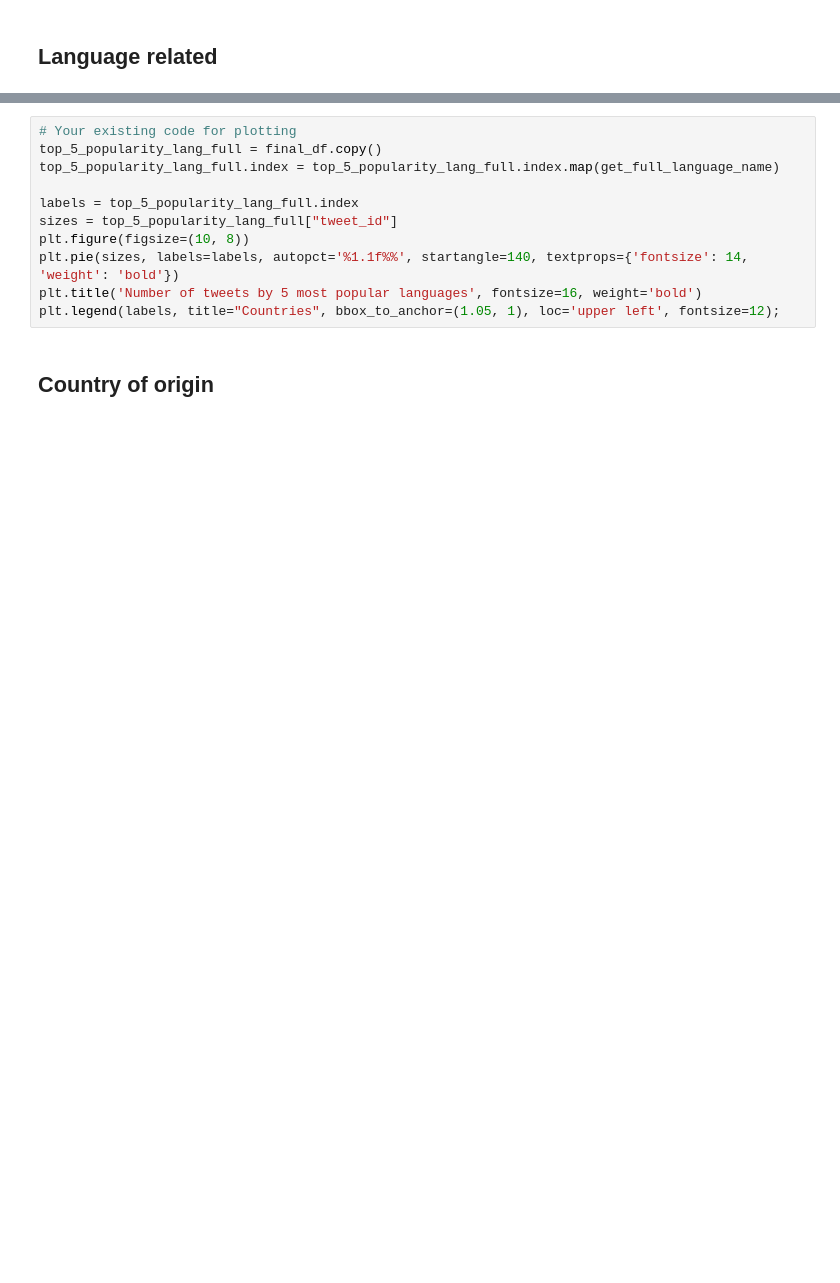
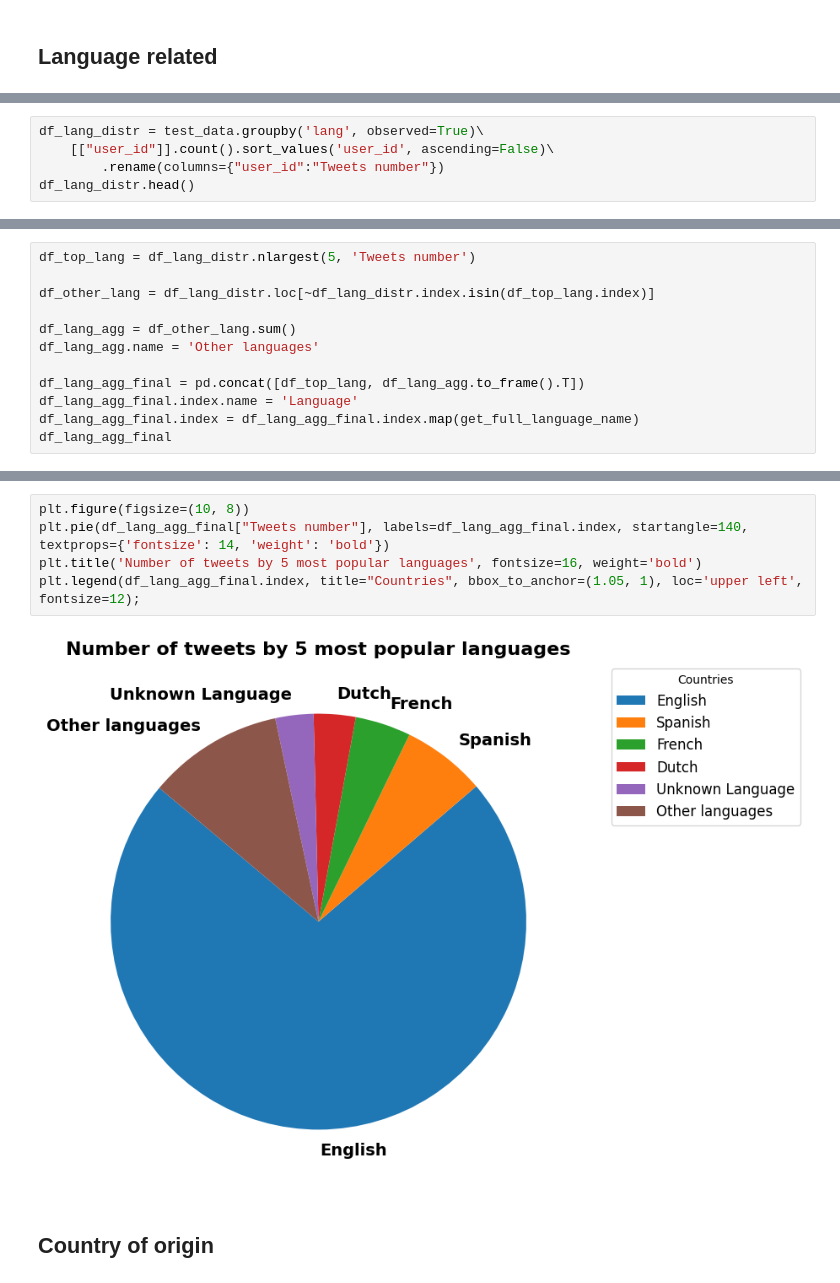
Before and after one commit to skyrimer/DBL-Micro-Soft, a Jupyter notebook: Split 1/EDA/database_eda.ipynb, the cells around one changed output, grey strips where cells are left out. Saved outputs shown, nothing was run; the diff lists cells and outputs as text; blank space fills up the shorter version.

```diff
--- a/Split 1/EDA/database_eda.ipynb
+++ b/Split 1/EDA/database_eda.ipynb
@@ -356,0 +392,5 @@ final_df
+# %%
+df_lang_distr = test_data.groupby('lang', observed=True)\
+    [["user_id"]].count().sort_values('user_id', ascending=False)\
+        .rename(columns={"user_id":"Tweets number"})
+df_lang_distr.head()
@@ -356,0 +405,12 @@ final_df
+# %%
+df_top_lang = df_lang_distr.nlargest(5, 'Tweets number')
+
+df_other_lang = df_lang_distr.loc[~df_lang_distr.index.isin(df_top_lang.index)]
+
+df_lang_agg = df_other_lang.sum()
+df_lang_agg.name = 'Other languages'
+
+df_lang_agg_final = pd.concat([df_top_lang, df_lang_agg.to_frame().T])
+df_lang_agg_final.index.name = 'Language'
+df_lang_agg_final.index = df_lang_agg_final.index.map(get_full_language_name)
+df_lang_agg_final
@@ -357,14 +426,10 @@ final_df
 # %%
-# Your existing code for plotting
-top_5_popularity_lang_full = final_df.copy()
-top_5_popularity_lang_full.index = top_5_popularity_lang_full.index.map(get_full_language_name)
-
-labels = top_5_popularity_lang_full.index
-sizes = top_5_popularity_lang_full["tweet_id"]
 plt.figure(figsize=(10, 8))
-plt.pie(sizes, labels=labels, autopct='%1.1f%%', startangle=140, textprops={'fontsize': 14, 'weight': 'bold'})
+plt.pie(df_lang_agg_final["Tweets number"], labels=df_lang_agg_final.index, startangle=140, textprops={'fontsize': 14, 'weight': 'bold'})
 plt.title('Number of tweets by 5 most popular languages', fontsize=16, weight='bold')
-plt.legend(labels, title="Countries", bbox_to_anchor=(1.05, 1), loc='upper left', fontsize=12);
+plt.legend(df_lang_agg_final.index, title="Countries", bbox_to_anchor=(1.05, 1), loc='upper left', fontsize=12);
+# %% [output]
+[figure, added]
 # %% [markdown]
 ## Country of origin
 # %%
```
Also changed, not shown: parts of 49 cells of this notebook, 2 other files.
